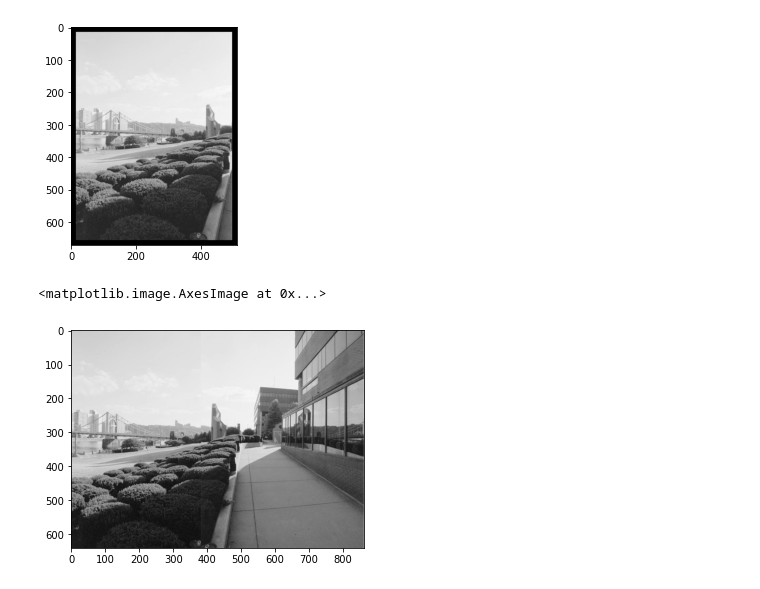
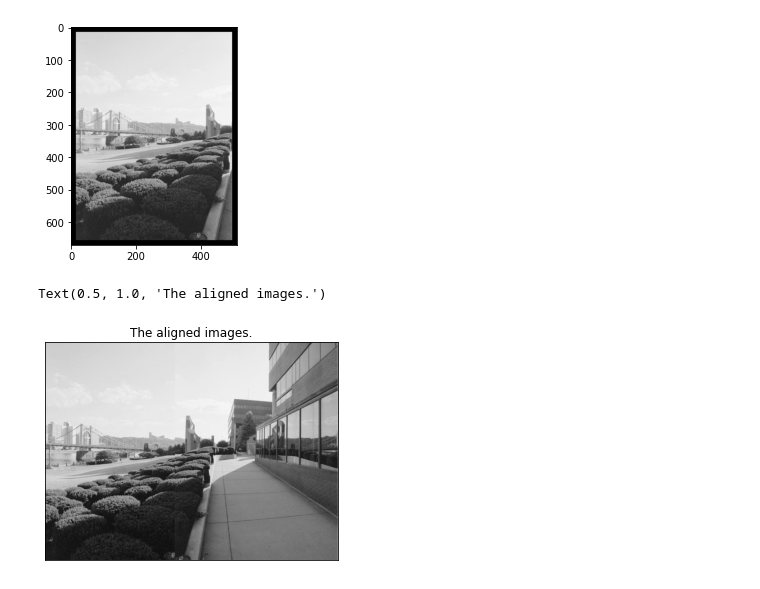
Before and after one commit to Alexandra-Smith/Digital_Image_Processing_module, a Jupyter notebook: Assignment 2/dip_a02.ipynb, the cells around one changed output. Cells and saved outputs as stored; diff of their text form; code cells hidden in the pictures.

```diff
--- a/Assignment 2/dip_a02.ipynb
+++ b/Assignment 2/dip_a02.ipynb
@@ -14,6 +14,18 @@ def find(element, matrix):
         for j in range(len(matrix[i])):
             if matrix[i][j] == element:
                 return [i, j]
+
+def apply_gamma(image, gamma):
+    y = image**gamma
+    new_im = np.array((255/np.max(y))*(image**gamma), dtype=np.uint8)
+    return new_im
+
+def apply_log(image):
+    Y = np.log(1 + image)
+    c = 255/np.max(Y)
+    #c = 255/np.log(1 + np.max(image))
+    new_im = np.array(c*np.log(1+image), dtype=np.uint8)
+    return new_im
 
 def smoothen(image, kernel_dim):
     # create averaging box filter
@@ -32,10 +44,10 @@ def sharpen(image, kernel_dim):
     sharp = image - mask
     return sharp
 
-def high_boost(image, kernel_dim, k):
+def high_boost(image, kernel_dim, k, var):
     # k > 1 for high boost filter
     # blur original image
-    blur = cv2.GaussianBlur(image, (3, 3), 0)
+    blur = cv2.GaussianBlur(image, (kernel_dim, kernel_dim), var)
     # get mask
     mask = image - blur
     # sharpen
@@ -169,3 +181,24 @@ ax[2].set_title('Sharpened Histogram');
 # %% [output]
 [figure]
 [figure]
+# %%
+# Question 4
+image = getImage(ims[4])
+r, c = image.shape
+plt.imshow(image, cmap="gray")
+plt.show()
+
+s = high_boost(image, 7, 5, 1.5)
+plt.tick_params(left = False, bottom = False, labelleft = False, labelbottom = False)
+plt.setp(plt.gcf().get_axes(), xticks=[], yticks=[]);
+plt.imshow(s, cmap="gray")
+plt.title("Result of high-boost filtering")
+plt.show()
+
+# Histogram equalisation
+eq = cv2.equalizeHist(s.astype(np.uint8))
+
+plt.tick_params(left = False, bottom = False, labelleft = False, labelbottom = False)
+plt.setp(plt.gcf().get_axes(), xticks=[], yticks=[]);
+plt.imshow(eq, cmap="gray")
+plt.title("Result of histogram equalisation")
@@ -279,24 +303,26 @@ for i in range(r):
 # %%
 # locate pixel with maximum correlation => best match
 max_co = np.max(co_m)
 xy = find(max_co, co_m)
 r2, c2 = image2.shape
 # number of rows of new image (stays the same)
 xx = r
 # number of columns of new image
 yy = int(xy[1] + c2 - 2*n/2)
 new = np.zeros((xx, yy))
 
 # fill in first image
 for i in range(r):
     for j in range(c):
         new[i][j] = image1[i][j]
 # fill in second image
 for i in range(r2):
     for j in range(c2):
         new[i][xy[1] + j - 2*int(n/2)] = image2[i][j]
 
+plt.tick_params(left = False, bottom = False, labelleft = False, labelbottom = False)
 plt.imshow(new, cmap="gray")
+plt.title("The aligned images.")
 # %% [output]
-<matplotlib.image.AxesImage at 0x...>
+Text(0.5, 1.0, 'The aligned images.')
-[figure, old version]
+[figure, new version]
```
Also changed, not shown: parts of 9 cells of this notebook.
